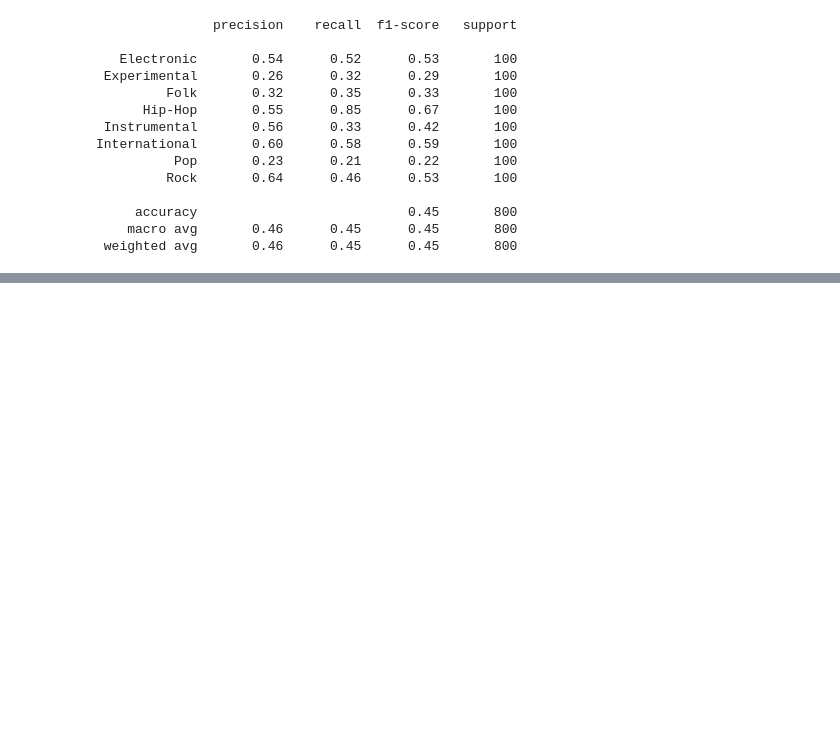
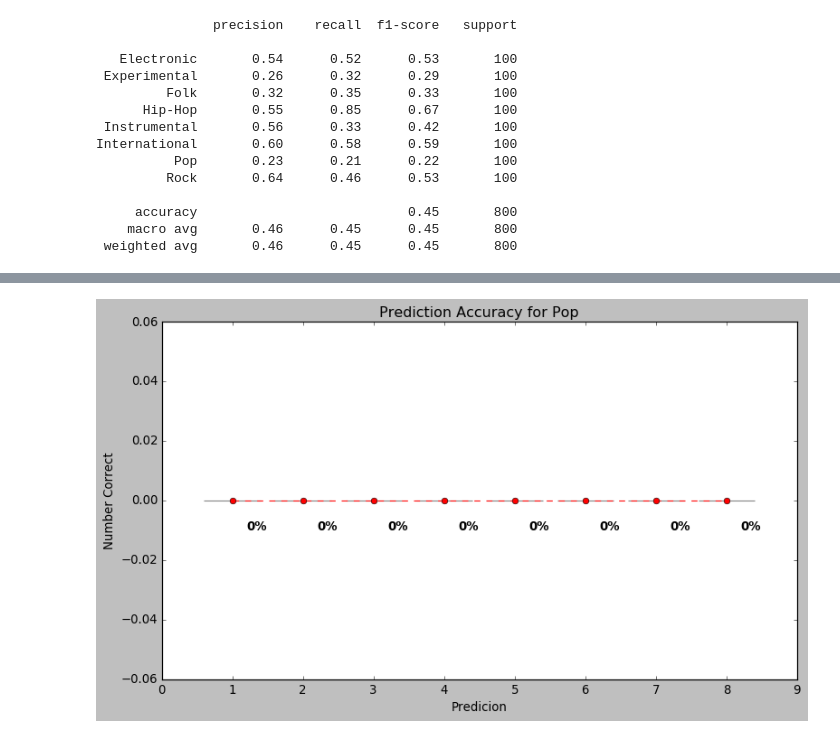
Before and after one commit to ddiaz164/music_genres, a Jupyter notebook: notebooks/models.ipynb, the cells around one changed output, grey strips where cells are left out. Saved outputs shown, nothing was run; the diff lists cells and outputs as text; code cells hidden in the pictures; blank space fills up the shorter version.

```diff
--- a/notebooks/models.ipynb
+++ b/notebooks/models.ipynb
@@ -331,0 +365,27 @@ International       0.60      0.58      0.59       100
+# %%
+tracks = pd.read_csv('../data/fma_metadata/tracks.csv', index_col=0, header=[0,1])
+df = tracks[[('set', 'split'), ('set', 'subset'), ('track', 'genre_top')]]
+df = df[df[('set','subset')] == 'small']
+df['track_id'] = df.index
+test = df[df[('set', 'split')]=='test']
+# %%
+df = pd.DataFrame(columns=['True','Predicted'])
+df['True'] = y_true
+df['Predicted'] = y_pred
+df['True'] = df['True'].map(reverse_dict)
+df['Predicted'] = df['Predicted'].map(reverse_dict)
+df['Track_ID'] = test.index
+df['Pred_2'] = np.argsort(preds, axis=1)[:,-2]
+df['Pred_2'] = df['Pred_2'].map(reverse_dict)
+df['Pred_3'] = np.argsort(preds, axis=1)[:,-3]
+df['Pred_3'] = df['Pred_3'].map(reverse_dict)
+df['Pred_4'] = np.argsort(preds, axis=1)[:,-4]
+df['Pred_4'] = df['Pred_4'].map(reverse_dict)
+df['Pred_5'] = np.argsort(preds, axis=1)[:,-5]
+df['Pred_5'] = df['Pred_5'].map(reverse_dict)
+df['Pred_6'] = np.argsort(preds, axis=1)[:,-6]
+df['Pred_6'] = df['Pred_6'].map(reverse_dict)
+df['Pred_7'] = np.argsort(preds, axis=1)[:,-7]
+df['Pred_7'] = df['Pred_7'].map(reverse_dict)
+df['Pred_8'] = np.argsort(preds, axis=1)[:,-8]
+df['Pred_8'] = df['Pred_8'].map(reverse_dict)
@@ -331,0 +505,4 @@ International       0.60      0.58      0.59       100
+# %%
+pareto_plot(df, 'Pop', 'Test Set Pop',filename='pop_pareto')
+# %% [output]
+[figure, added]
```
Also changed, not shown: parts of 18 cells of this notebook, 4 other files.
